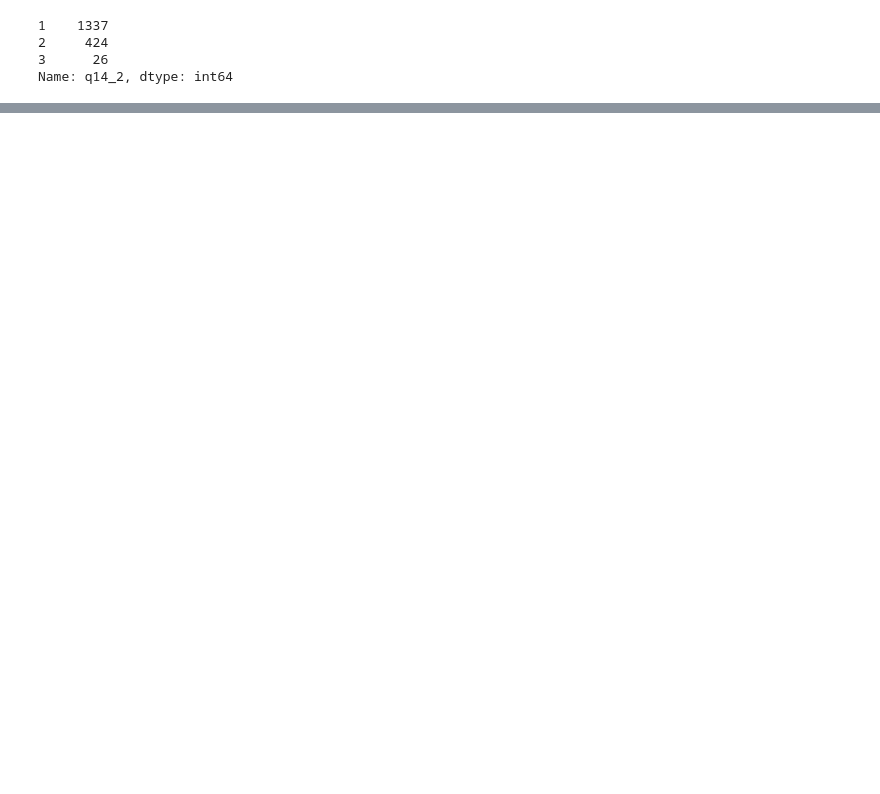
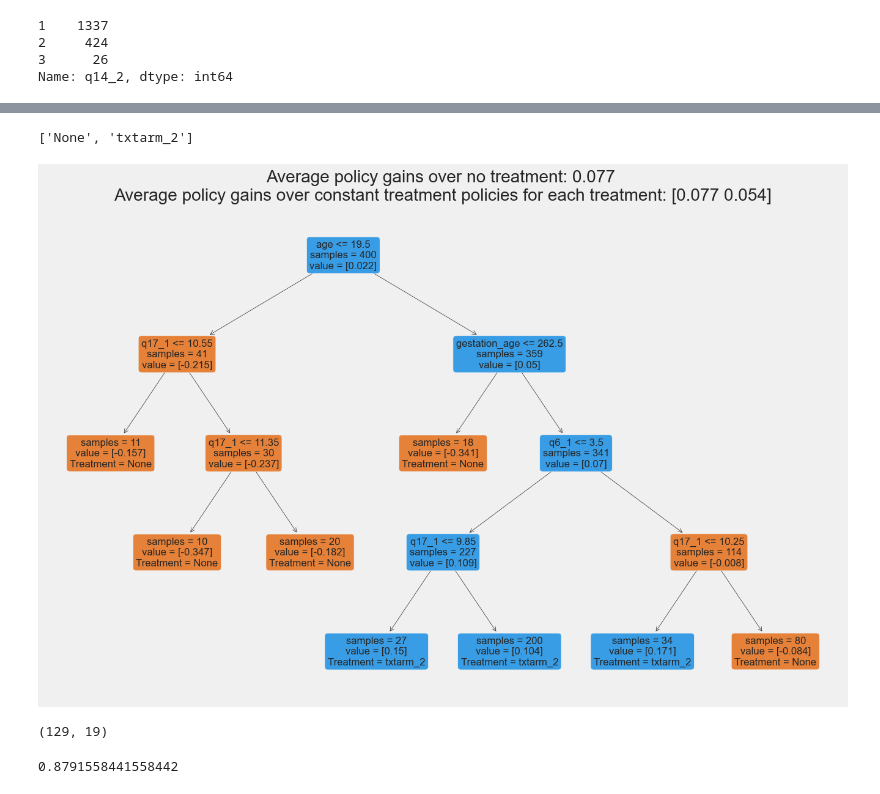
Before and after one commit to Joeyzect/ML_Fall_2022, a Jupyter notebook: notebooks/initial.ipynb, the cells around one changed output, grey strips where cells are left out. Drawn from its saved outputs; the diff is of its cells as text; code cells hidden in the pictures; blank space fills up the shorter version.

Commit message:
Completed modeling

```diff
--- a/notebooks/initial.ipynb
+++ b/notebooks/initial.ipynb
@@ -24,0 +27,3 @@ df[df['study'] == 2].to_csv('../data/processed/goodvars.csv', index=False)
+# %%
+combined_test = pd.read_csv("../data/processed/test.csv")
+combined_train = pd.read_csv("../data/processed/train.csv")
@@ -24,0 +46,15 @@ df[df['study'] == 2].to_csv('../data/processed/goodvars.csv', index=False)
+# %%
+train_X = combined_train.drop(columns=['activebldcontrol', 'txtarm'], axis=1)
+train_treatments = combined_train['txtarm']
+train_y = combined_train['activebldcontrol']
+
+test_X = combined_test.drop(columns=['activebldcontrol', 'txtarm'], axis=1)
+test_treatments = combined_test['txtarm']
+test_y = combined_test['activebldcontrol']
+# %%
+from econml.policy import DRPolicyForest, DRPolicyTree
+from sklearn.linear_model import LogisticRegressionCV
+
+policy_tree = DRPolicyTree(model_regression=RandomForestClassifier(max_depth=4), max_depth=4, random_state=42, min_samples_leaf=10, categories=[1, 2], honest=False)
+
+policy_tree.fit(train_y, train_treatments, X=train_X)
@@ -24,0 +80,19 @@ df[df['study'] == 2].to_csv('../data/processed/goodvars.csv', index=False)
+# %%
+policy_tree.policy_treatment_names()
+# %% [output]
+['None', 'txtarm_2']
+# %%
+plt.figure(figsize=(15, 10))
+policy_tree.plot(ax=plt.gca(), fontsize=12, feature_names=train_X.columns)
+plt.savefig('../reports/figures/policy_tree_forest.png')
+# %% [output]
+[figure, added]
+# %%
+combined_test[policy_tree.predict(test_X)==0].shape
+# %% [output]
+(129, 19)
+# %%
+(combined_test[policy_tree.predict(test_X)==0].groupby('txtarm')['activebldcontrol'].mean()[1]*combined_test[policy_tree.predict(test_X)==0].shape[0]/400)\
++ (combined_test[policy_tree.predict(test_X)==1].groupby('txtarm')['activebldcontrol'].mean()[2]*combined_test[policy_tree.predict(test_X)==1].shape[0]/400)
+# %% [output]
+0.8791558441558442
```
Also changed, not shown: parts of 27 cells of this notebook, 6 other files.
